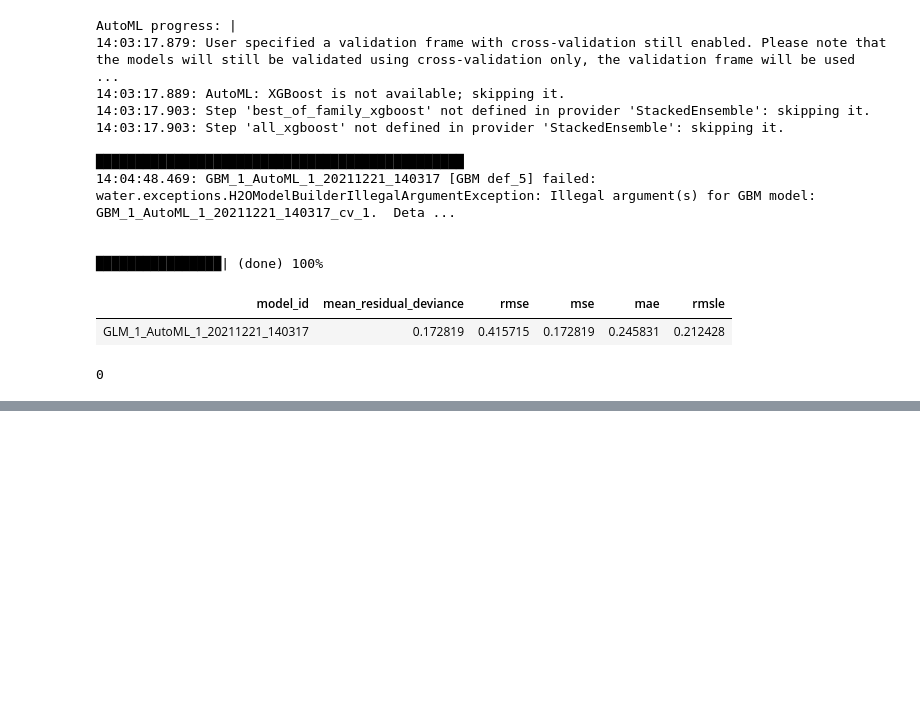
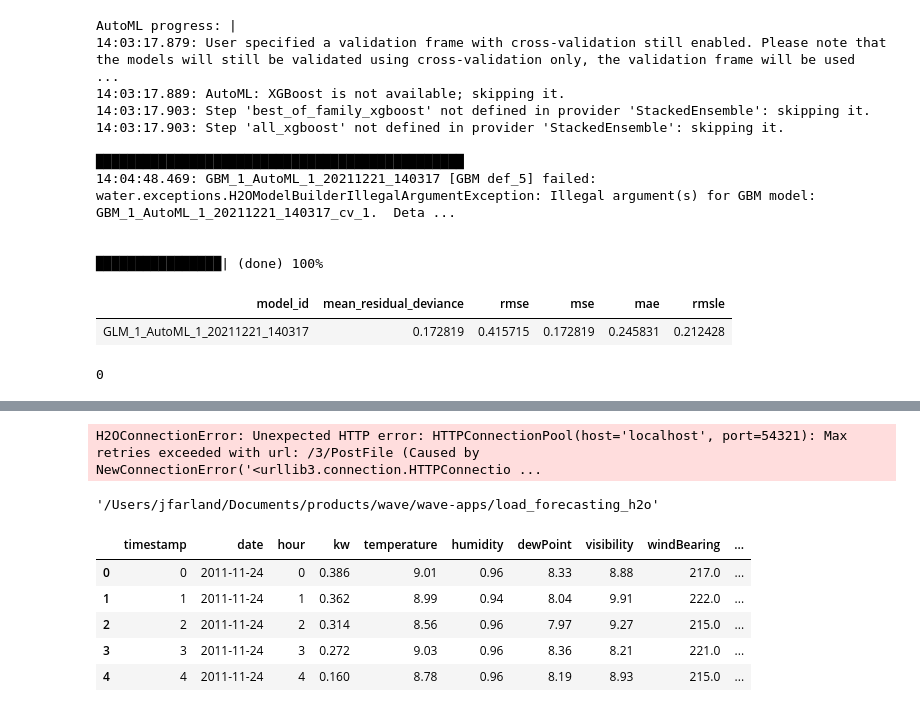
Before and after one commit to jfarland/load_forecasting_h2o, a Jupyter notebook: modeling-pipeline.ipynb, the cells around one changed output, grey strips where cells are left out. Cells and saved outputs as stored; diff of their text form; code cells hidden in the pictures; blank space fills up the shorter version.

```diff
--- a/modeling-pipeline.ipynb
+++ b/modeling-pipeline.ipynb
@@ -214,0 +358,4 @@ gc.collect()
+# %%
+check = wave_model.predict(test_df)
+# %% [output]
+H2OConnectionError: Unexpected HTTP error: HTTPConnectionPool(host='localhost', port=54321): Max retries exceeded with url: /3/PostFile (Caused by NewConnectionError('<urllib3.connection.HTTPConnectio ...
@@ -214,0 +364,37 @@ gc.collect()
+# %%
+import os
+
+os.getcwd()
+# %% [output]
+'/Users/jfarland/Documents/products/wave/wave-apps/load_forecasting_h2o'
+# %%
+train_df = pd.read_csv("data/train.csv")
+# %%
+train_df["timestamp"] = pd.to_datetime(train_df["timestamp"])
+
+train_agg = (train_df.drop("sensor_id", axis = 1).groupby(["timestamp", "date", "hour"])
+    .agg(
+        kw = ("kw", 'mean'),
+        temperature = ("temperature", 'mean'),
+        humidity = ("humidity", 'mean'),
+        dewPoint = ("dewPoint", 'mean'),
+        visibility = ("visibility", 'mean'),
+        windBearing = ("windBearing", 'mean'),
+        windSpeed = ("windSpeed", 'mean'),
+        pressure = ("pressure", 'mean')
+    ))
+train_agg.reset_index(inplace = True)
+train_agg["label"] = "historical"
+train_agg["timestamp"] = train_agg.index.astype(str) # cast back to string for JSON serialization :( ...
+
+train_agg_lim = train_agg[["kw", "label", "timestamp"]]
+train_agg_lim.columns = ['kw', 'label','timestamp']
+
+train_agg.head()
+# %% [output]
+|  | timestamp | date | hour | kw | temperature | humidity | dewPoint | visibility | windBearing | ... |
+| 0 | 0 | 2011-11-24 | 0 | 0.386 | 9.01 | 0.96 | 8.33 | 8.88 | 217.0 | ... |
+| 1 | 1 | 2011-11-24 | 1 | 0.362 | 8.99 | 0.94 | 8.04 | 9.91 | 222.0 | ... |
+| 2 | 2 | 2011-11-24 | 2 | 0.314 | 8.56 | 0.96 | 7.97 | 9.27 | 215.0 | ... |
+| 3 | 3 | 2011-11-24 | 3 | 0.272 | 9.03 | 0.96 | 8.36 | 8.21 | 221.0 | ... |
+| 4 | 4 | 2011-11-24 | 4 | 0.160 | 8.78 | 0.96 | 8.19 | 8.93 | 215.0 | ... |
```
Also changed, not shown: parts of 21 cells of this notebook.
